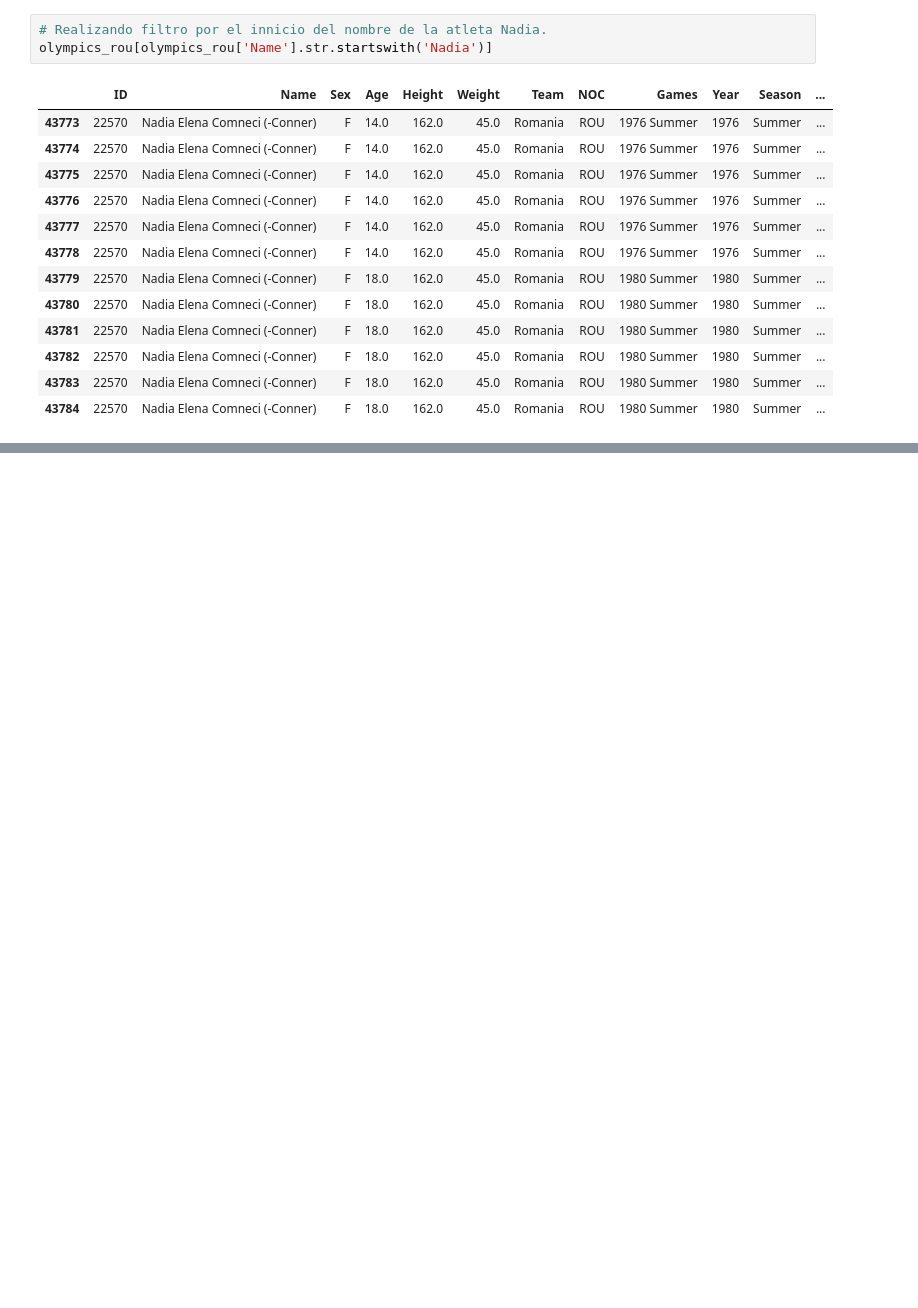
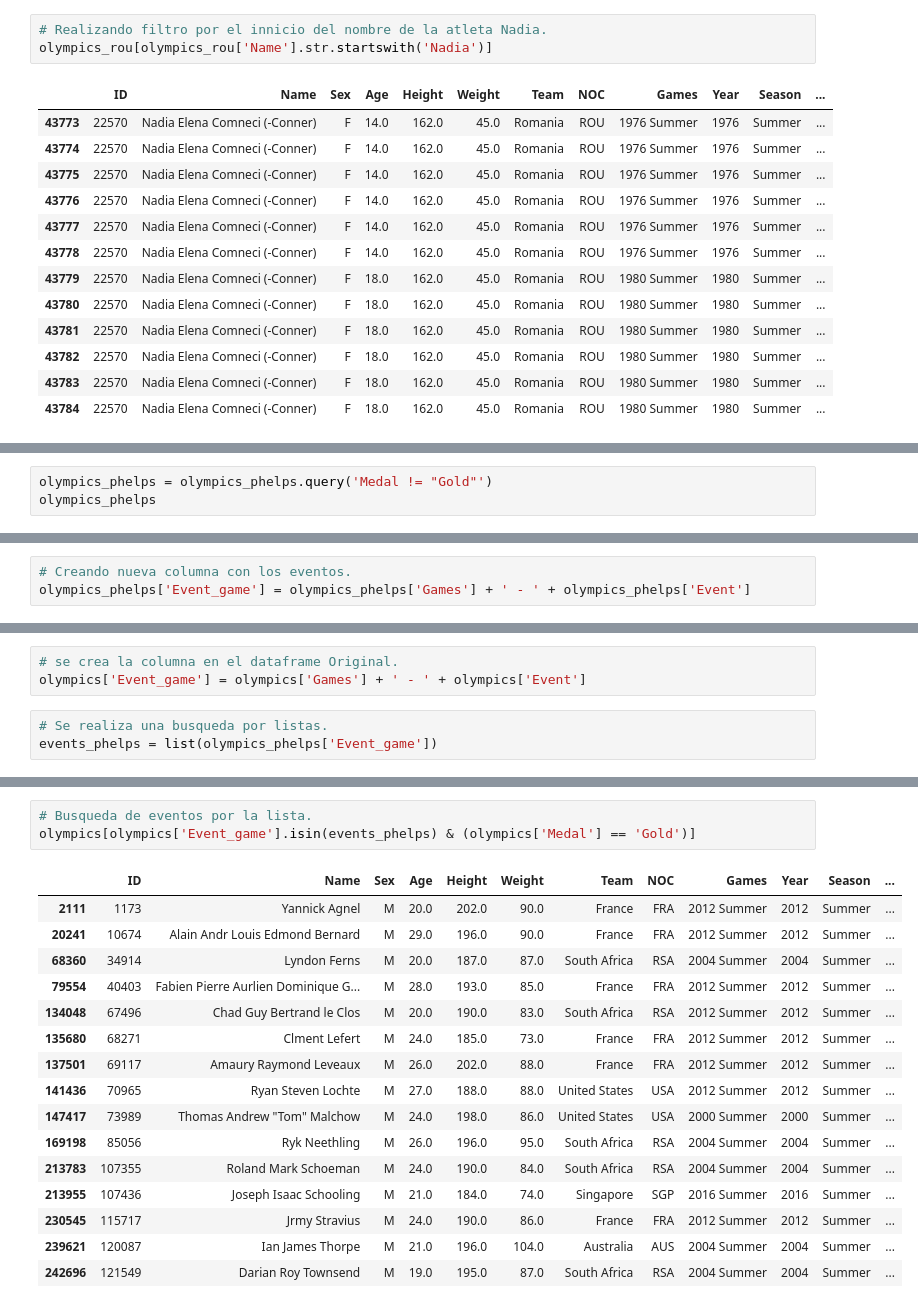
Before and after one commit to oscargbocanegra/learning, a Jupyter notebook: MachineLearning/c-udemy-analisis-datos-python-3/notebooks/04-manipulacion-datos-pandas.ipynb, the cells around one changed output, grey strips where cells are left out. Cells and saved outputs as stored; diff of their text form; blank space fills up the shorter version.

```diff
--- a/MachineLearning/c-udemy-analisis-datos-python-3/notebooks/04-manipulacion-datos-pandas.ipynb
+++ b/MachineLearning/c-udemy-analisis-datos-python-3/notebooks/04-manipulacion-datos-pandas.ipynb
@@ -266,0 +323,3 @@ olympics_rou[olympics_rou['Name'].str.startswith('Nadia')]
+# %%
+olympics_phelps = olympics_phelps.query('Medal != "Gold"')
+olympics_phelps
@@ -266,0 +335,3 @@ olympics_rou[olympics_rou['Name'].str.startswith('Nadia')]
+# %%
+# Creando nueva columna con los eventos.
+olympics_phelps['Event_game'] = olympics_phelps['Games'] + ' - ' + olympics_phelps['Event']
@@ -266,0 +347,6 @@ olympics_rou[olympics_rou['Name'].str.startswith('Nadia')]
+# %%
+# se crea la columna en el dataframe Original.
+olympics['Event_game'] = olympics['Games'] + ' - ' + olympics['Event']
+# %%
+# Se realiza una busqueda por listas.
+events_phelps = list(olympics_phelps['Event_game'])
@@ -266,0 +363,20 @@ olympics_rou[olympics_rou['Name'].str.startswith('Nadia')]
+# %%
+# Busqueda de eventos por la lista.
+olympics[olympics['Event_game'].isin(events_phelps) & (olympics['Medal'] == 'Gold')]
+# %% [output]
+|  | ID | Name | Sex | Age | Height | Weight | Team | NOC | Games | Year | Season | ... |
+| 2111 | 1173 | Yannick Agnel | M | 20.0 | 202.0 | 90.0 | France | FRA | 2012 Summer | 2012 | Summer | ... |
+| 20241 | 10674 | Alain Andr Louis Edmond Bernard | M | 29.0 | 196.0 | 90.0 | France | FRA | 2012 Summer | 2012 | Summer | ... |
+| 68360 | 34914 | Lyndon Ferns | M | 20.0 | 187.0 | 87.0 | South Africa | RSA | 2004 Summer | 2004 | Summer | ... |
+| 79554 | 40403 | Fabien Pierre Aurlien Dominique G... | M | 28.0 | 193.0 | 85.0 | France | FRA | 2012 Summer | 2012 | Summer | ... |
+| 134048 | 67496 | Chad Guy Bertrand le Clos | M | 20.0 | 190.0 | 83.0 | South Africa | RSA | 2012 Summer | 2012 | Summer | ... |
+| 135680 | 68271 | Clment Lefert | M | 24.0 | 185.0 | 73.0 | France | FRA | 2012 Summer | 2012 | Summer | ... |
+| 137501 | 69117 | Amaury Raymond Leveaux | M | 26.0 | 202.0 | 88.0 | France | FRA | 2012 Summer | 2012 | Summer | ... |
+| 141436 | 70965 | Ryan Steven Lochte | M | 27.0 | 188.0 | 88.0 | United States | USA | 2012 Summer | 2012 | Summer | ... |
+| 147417 | 73989 | Thomas Andrew "Tom" Malchow | M | 24.0 | 198.0 | 86.0 | United States | USA | 2000 Summer | 2000 | Summer | ... |
+| 169198 | 85056 | Ryk Neethling | M | 26.0 | 196.0 | 95.0 | South Africa | RSA | 2004 Summer | 2004 | Summer | ... |
+| 213783 | 107355 | Roland Mark Schoeman | M | 24.0 | 190.0 | 84.0 | South Africa | RSA | 2004 Summer | 2004 | Summer | ... |
+| 213955 | 107436 | Joseph Isaac Schooling | M | 21.0 | 184.0 | 74.0 | Singapore | SGP | 2016 Summer | 2016 | Summer | ... |
+| 230545 | 115717 | Jrmy Stravius | M | 24.0 | 190.0 | 86.0 | France | FRA | 2012 Summer | 2012 | Summer | ... |
+| 239621 | 120087 | Ian James Thorpe | M | 21.0 | 196.0 | 104.0 | Australia | AUS | 2004 Summer | 2004 | Summer | ... |
+| 242696 | 121549 | Darian Roy Townsend | M | 19.0 | 195.0 | 87.0 | South Africa | RSA | 2004 Summer | 2004 | Summer | ... |
```
Also changed, not shown: parts of 13 cells of this notebook.
